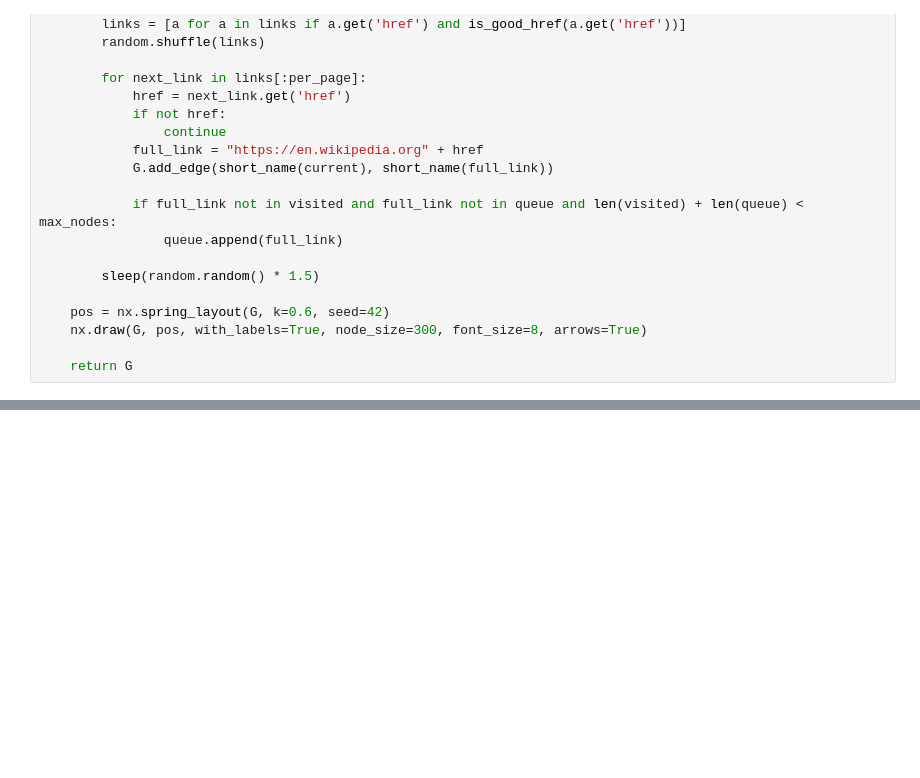
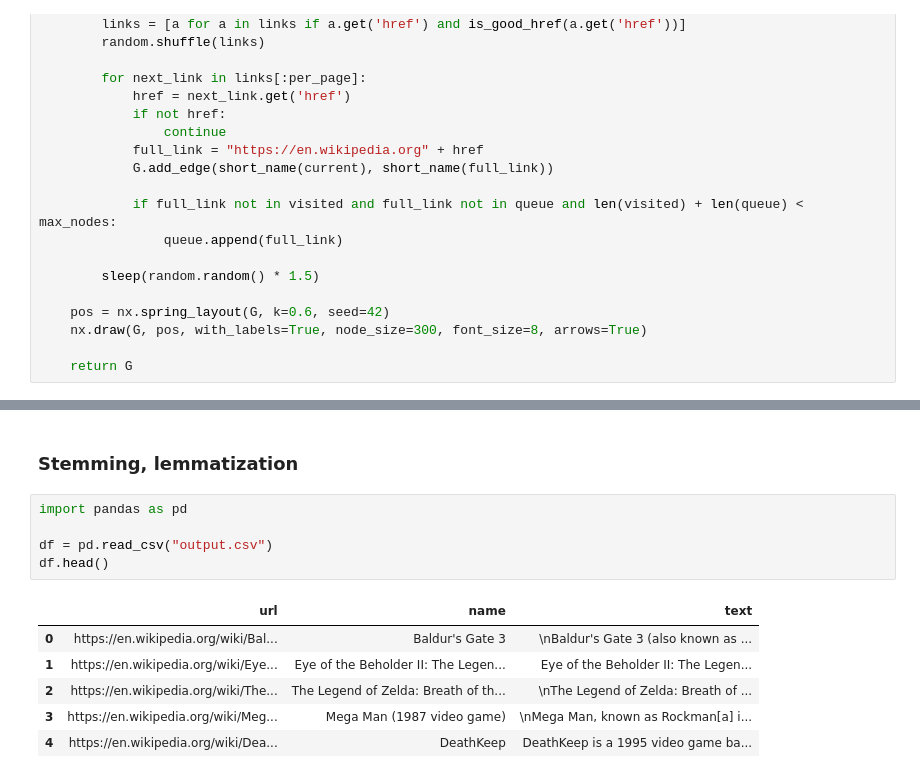
Before and after one commit to Jaskieeeer/IR_proj1, a Jupyter notebook: ir_proj1.ipynb, the cells around one changed output, grey strips where cells are left out. Saved outputs shown, nothing was run; the diff lists cells and outputs as text; blank space fills up the shorter version.

```diff
--- a/ir_proj1.ipynb
+++ b/ir_proj1.ipynb
@@ -119,0 +123,14 @@ KeyboardInterrupt:
+# %% [markdown]
+### Stemming, lemmatization
+# %%
+import pandas as pd
+
+df = pd.read_csv("output.csv")
+df.head()
+# %% [output]
+|  | url | name | text |
+| 0 | https://en.wikipedia.org/wiki/Bal... | Baldur's Gate 3 | \nBaldur's Gate 3 (also known as ... |
+| 1 | https://en.wikipedia.org/wiki/Eye... | Eye of the Beholder II: The Legen... | Eye of the Beholder II: The Legen... |
+| 2 | https://en.wikipedia.org/wiki/The... | The Legend of Zelda: Breath of th... | \nThe Legend of Zelda: Breath of ... |
+| 3 | https://en.wikipedia.org/wiki/Meg... | Mega Man (1987 video game) | \nMega Man, known as Rockman[a] i... |
+| 4 | https://en.wikipedia.org/wiki/Dea... | DeathKeep | DeathKeep is a 1995 video game ba... |
```
Also changed, not shown: parts of 3 cells of this notebook, 1 other file.
